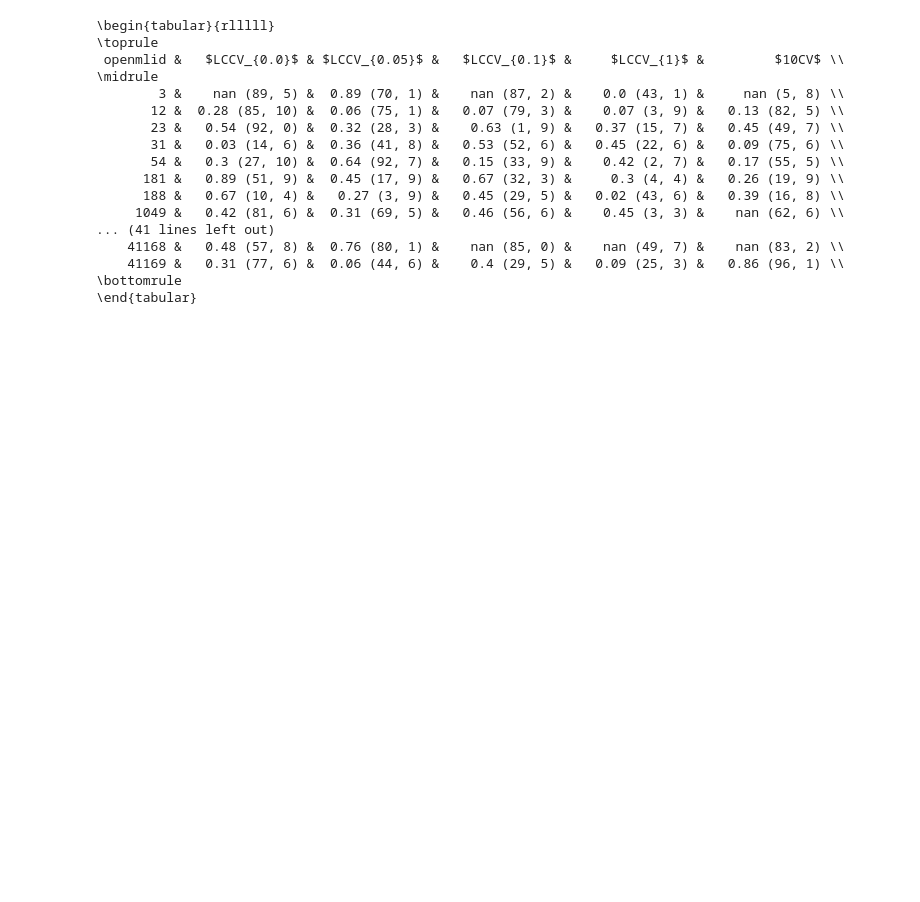
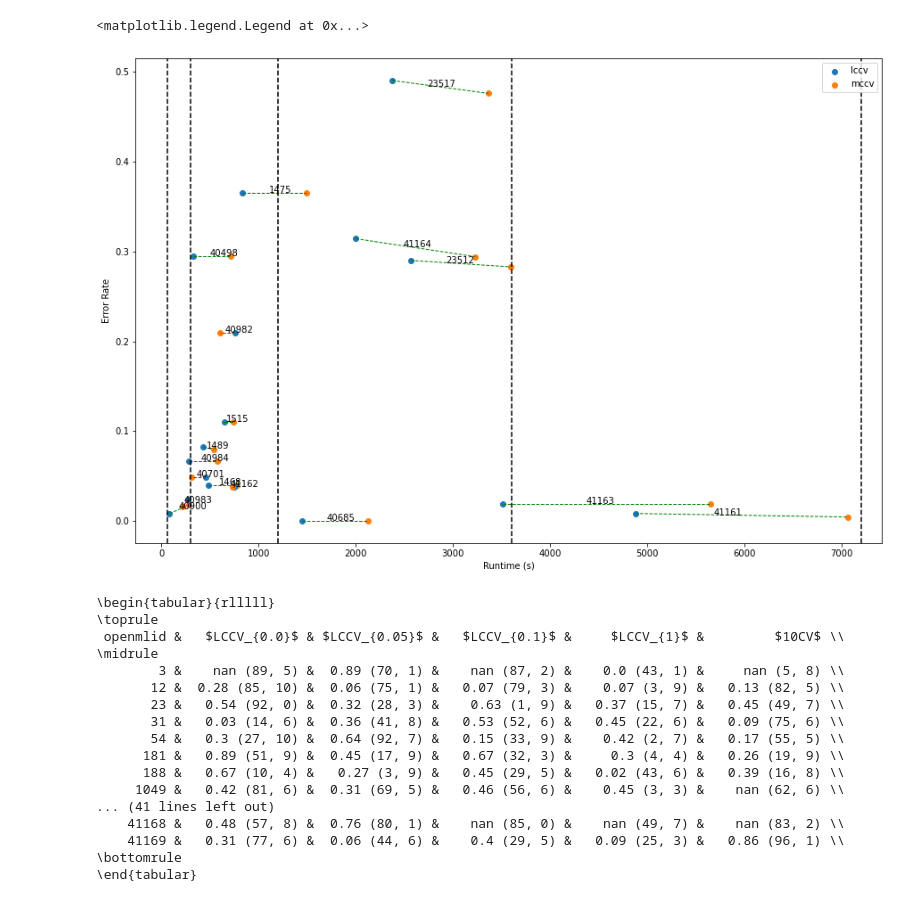
Before and after one commit to fmohr/lccv, a Jupyter notebook: lccv/evaluation-randomsearch.ipynb, the cells around one changed output. Saved outputs shown, nothing was run; the diff lists cells and outputs as text; code cells hidden in the pictures; blank space fills up the shorter version.

```diff
--- a/lccv/evaluation-randomsearch.ipynb
+++ b/lccv/evaluation-randomsearch.ipynb
@@ -8,3 +8,6 @@ datasets_dense = [1485, 1515, 1475, 1468, 1489, 23512, 23517, 40981, 40982, 4098
 #1457
 datasets_sparse = [1590, 1486, 4534, 4541, 4538, 4134, 4135, 40978, 40996, 41027, 40670, 42732, 42733, 42734, 41147]
 datasets = datasets_dense
+# %%
+dfResults = pd.read_csv("results_random.csv")
+dfResults
@@ -11,3 +32,26 @@ datasets = datasets_dense
+# %%
+fig, ax = plt.subplots(figsize=(15, 10))
+i = 0
+for openmlid, dfds in dfResults.groupby("openmlid"):
+    lccv = dfds[dfds["method"] == "lccv"].values[0]
+    mccv = dfds[dfds["method"] == "mccv"].values[0]
+    ax.scatter(lccv[2], lccv[4], color="C0", label="lccv" if i == 0 else None)
+    ax.scatter(mccv[2], mccv[4], color="C1", label="mccv" if i == 0 else None)
+    ax.plot([lccv[2], mccv[2]], [lccv[4], mccv[4]], color="green" if lccv[2] < mccv[2] else "red", linestyle="--", linewidth=1)
+    ax.text((lccv[2] + mccv[2]) / 2.1, (lccv[4] + mccv[4]) / 2, openmlid)
+    i += 1
+ax.set_xlabel("Runtime (s)")
+ax.set_ylabel("Error Rate")
+ax.axvline(60, linestyle="--", color="black")
+ax.axvline(300, linestyle="--", color="black")
+ax.axvline(1200, linestyle="--", color="black")
+ax.axvline(3600, linestyle="--", color="black")
+ax.axvline(7200, linestyle="--", color="black")
+#ax.set_xscale("log")
+ax.legend()
+# %% [output]
+<matplotlib.legend.Legend at 0x...>
+[figure, added]
 # %%
 DOMAIN_EPS = [0.0, 0.05, 0.1, 1]
 DOMAIN_TIMEOUTS = [30, 60, 300]
```
Also changed, not shown: parts of 1 cell of this notebook, 6 other files.
